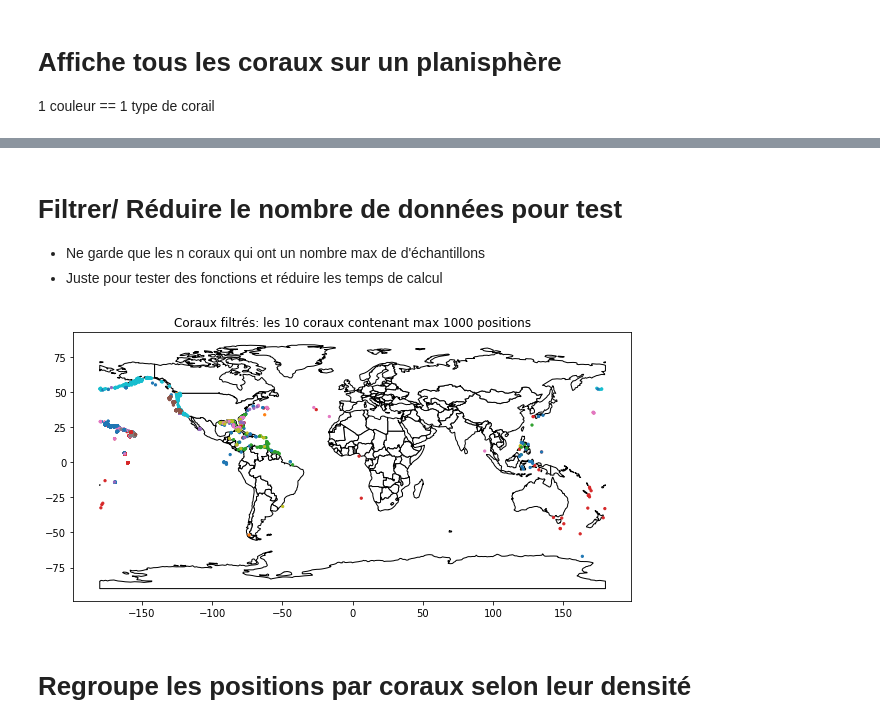
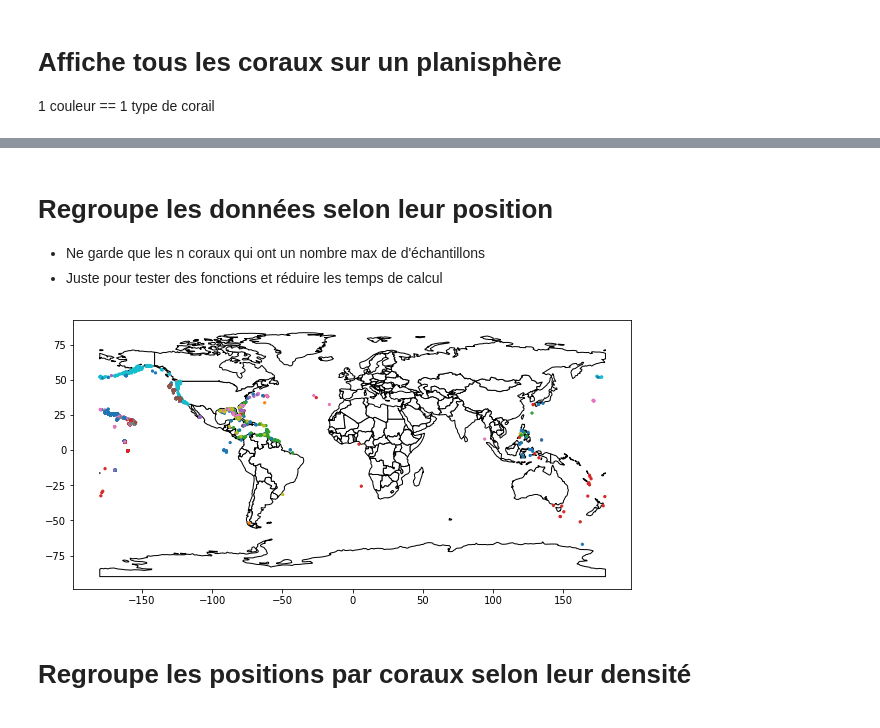
Before and after one commit to dellielo/Pharmap, a Jupyter notebook: notebook/visualisation.ipynb, the cells around one changed output, grey strips where cells are left out. Cells and saved outputs as stored; diff of their text form; code cells hidden in the pictures.

```diff
--- a/notebook/visualisation.ipynb
+++ b/notebook/visualisation.ipynb
@@ -58,23 +158,23 @@ Name: ScientificName, Length: 2870, dtype: int64
 # %% [markdown]
-# Filtrer/ Réduire le nombre de données pour test
+# Regroupe les données selon leur position
 - Ne garde que les n coraux qui ont un nombre max de d'échantillons
 - Juste pour tester des fonctions et réduire les temps de calcul
 # %%
 fig, ax = plt.subplots(figsize=[10, 6])
 ax.set_aspect('equal')
 # coraux.ScientificName.value_counts().keys().tolist() #keys
 # coraux.ScientificName.value_counts().tolist() ## value
 counts = coraux['ScientificName'].value_counts()
 
 nb_de_data_max = 1000
 nb_coraux_filtres = 10
 coraux_filtres = coraux[coraux['ScientificName'].isin(counts[counts <nb_de_data_max].index[:nb_coraux_filtres])]
 base = world.plot(ax=ax, color='white', edgecolor='black')
 coraux_filtres.plot(ax=ax, marker='o', markersize=5, column="ScientificName")
-ax.set_title('Coraux filtrés: les {} coraux contenant max {} positions'.format(nb_coraux_filtres, nb_de_data_max))
+#ax.set_title('Coraux filtrés: les {} coraux contenant max {} positions'.format(nb_coraux_filtres, nb_de_data_max))
 plt.show();
 # %% [output]
-[figure, old version]
+[figure, new version]
 # %% [markdown]
 # Regroupe les positions par coraux selon leur densité
 # %%
```
Also changed, not shown: parts of 9 cells of this notebook, 2 other files.
